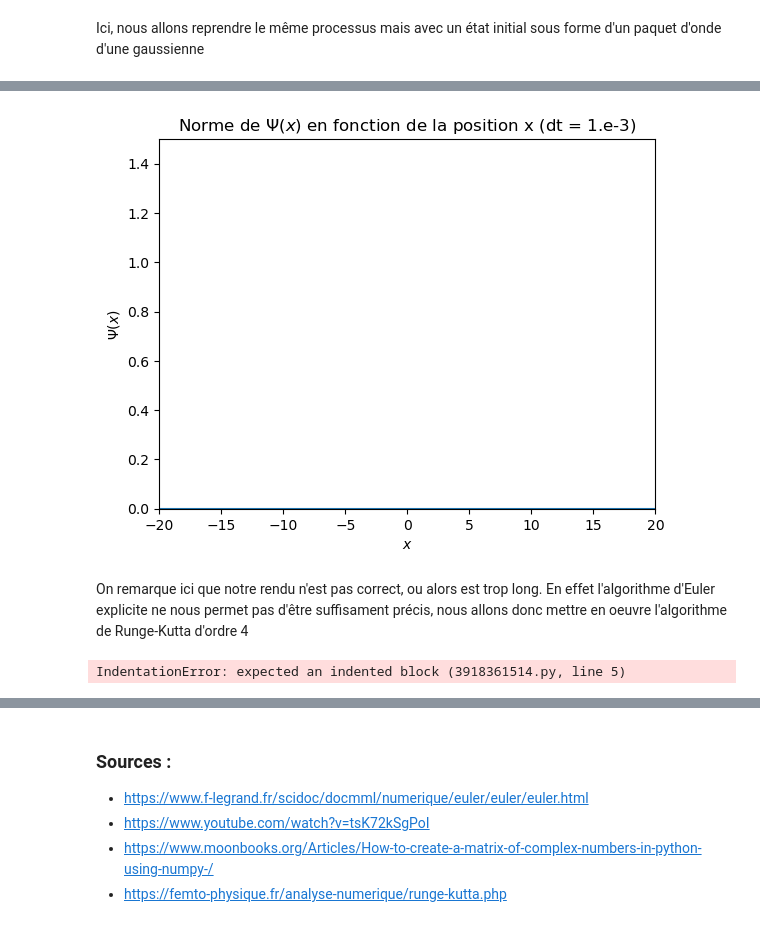
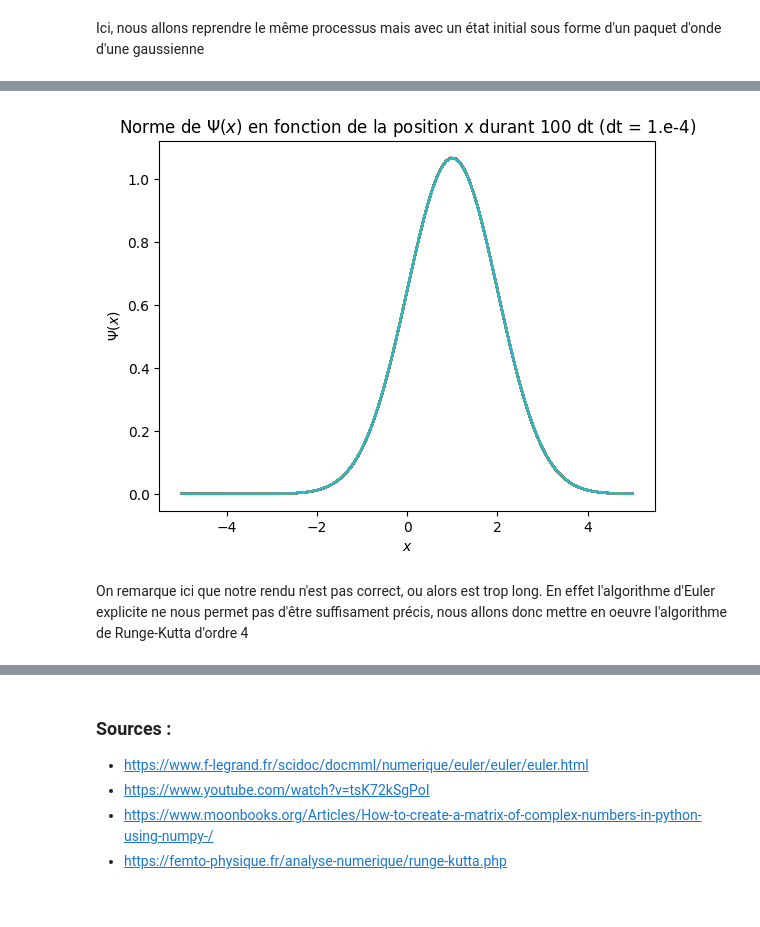
Before and after one commit to lucasboistay/shrodinger_simulation, a Jupyter notebook: evo_temp.ipynb, the cells around one changed output, grey strips where cells are left out. Saved outputs shown, nothing was run; the diff lists cells and outputs as text; code cells hidden in the pictures.

```diff
--- a/evo_temp.ipynb
+++ b/evo_temp.ipynb
@@ -173,33 +176,6 @@ get_graph(psi,"euler_gaussienne",1000)
-# %%
-# ------------ ANIMATION -------------- #
-
-import matplotlib.animation as animation
-from matplotlib.animation import PillowWriter
-
-metadata = dict(title='test', artist='lucas')
-writer = PillowWriter(fps=1000, metadata=metadata)
-
-
-fig = plt.figure()
-plt.xlim(-L, L)
-plt.ylim(0, 1.5)
-
-plt.xlabel('$x$')
-plt.ylabel('$\Psi(x)$')
-plt.title('Norme de $\Psi(x)$ en fonction de la position x (dt = %s)' %(dt_approx))
-
-l, = plt.plot(x,abs(psi[0]))
-
-
-
-with writer.saving(fig, "docs/tempo/anim.gif", 200):
-    for y in psi[0:M:int(M/100)]:
-        l.set_ydata(abs(y))
-        writer.grab_frame()
-
-# ------------ FIN ANIMATION -------------- #
-plt.show()
-# %% [output]
-[figure, removed]
+# %%
+get_graph(psi0,V_nul,euler,"euler_gaussienne",100)
+# %% [output]
+[figure, added]
 # %% [markdown]
 On remarque ici que notre rendu n'est pas correct, ou alors est trop long. En effet l'algorithme d'Euler explicite ne nous permet pas d'être suffisament précis, nous allons donc mettre en oeuvre l'algorithme de Runge-Kutta d'ordre 4
@@ -241,10 +181,0 @@ psi2 = normalize(psi2,dx)
-# %%
-for i in range(5000):
-    if (i%100)==0:
-        plt.plot(x,abs(psi1))
-        plt.plot(x,abs(psi2))
-    psi1 = RK4(psi1)
-    psi2 = euler(psi2)
-plt.show()
-# %% [output]
-IndentationError: expected an indented block (3918361514.py, line 5)
```
Also changed, not shown: parts of 13 cells of this notebook, 34 other files.
